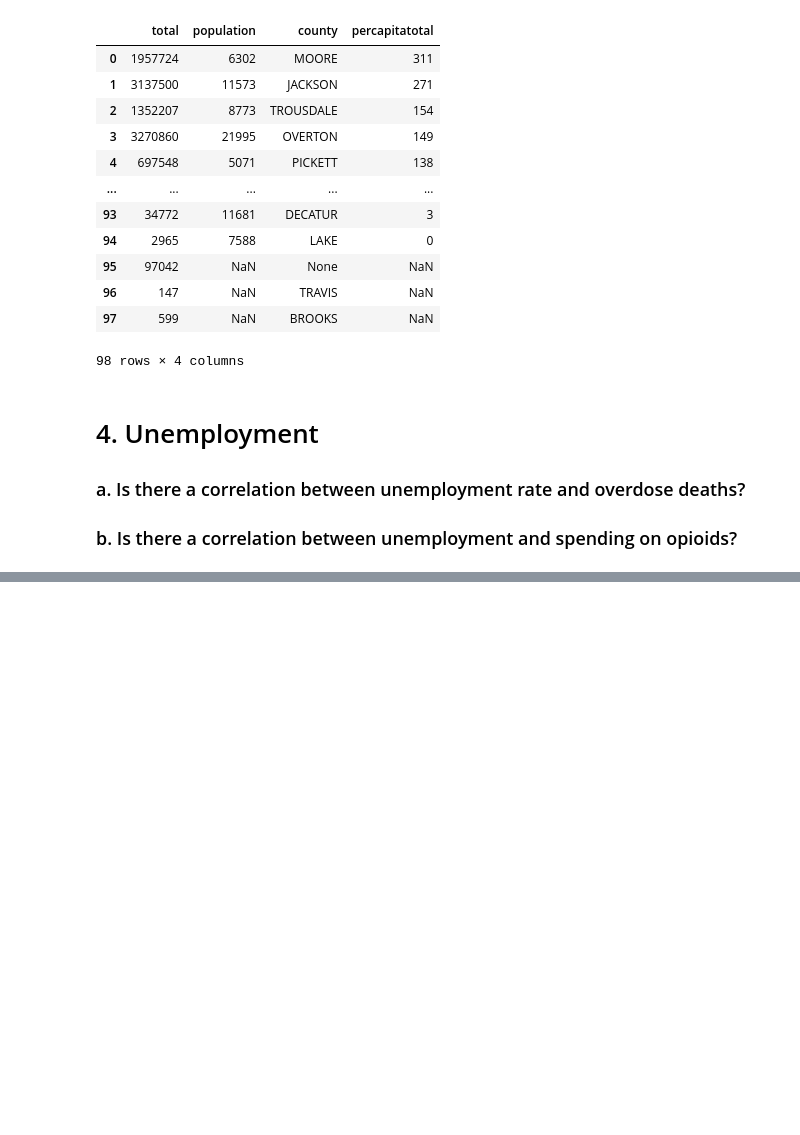
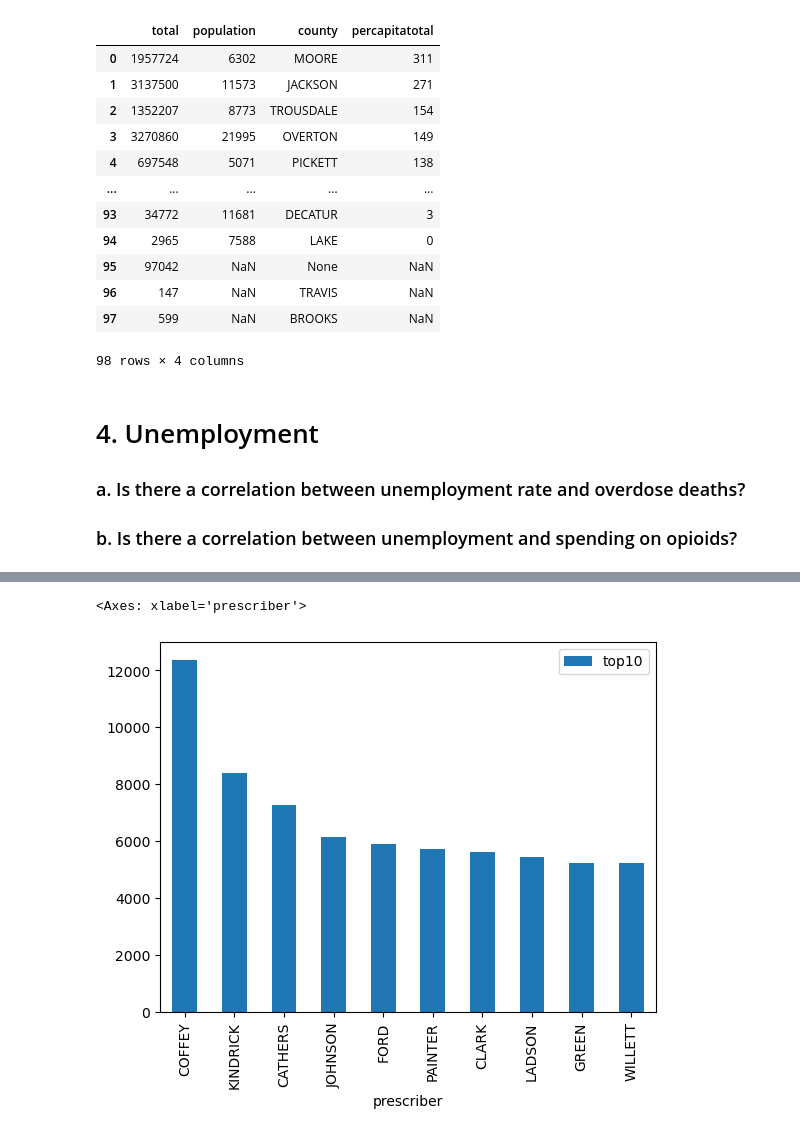
Before and after one commit to NSS-Full-Time-Data-Analytics-14/prescription-drugs-python-nutter_butter, a Jupyter notebook: Notebook/nutter_butter_jg.ipynb, the cells around one changed output, grey strips where cells are left out. Cells and saved outputs as stored; diff of their text form; code cells hidden in the pictures; blank space fills up the shorter version.

```diff
--- a/Notebook/nutter_butter_jg.ipynb
+++ b/Notebook/nutter_butter_jg.ipynb
@@ -341,0 +381,24 @@ prescription3c.sort_values('percapitatotal',ascending = False).reset_index(drop
+# %%
+top10 = '''SELECT
+	SUM(total_claim_count) AS top10,
+	nppes_provider_last_org_name AS Prescriber,
+	county
+FROM prescription
+LEFT JOIN prescriber
+USING(npi)
+LEFT JOIN zip_fips
+ON nppes_provider_zip5 = zip
+LEFT JOIN fips_county
+USING(fipscounty)
+LEFT JOIN drug
+USING(drug_name)
+WHERE opioid_drug_flag = 'Y'
+GROUP BY nppes_provider_last_org_name,county
+ORDER BY top10 DESC
+
+'''
+
+with engine.connect() as connection:
+    top10 = pd.read_sql(top10, con = connection)
+top10head = top10.head(12)
+top10head['Presriptions'] = top10head['top10']
@@ -341,0 +411,3 @@ prescription3c.sort_values('percapitatotal',ascending = False).reset_index(drop
+# %%
+dropdups = top10head.drop_duplicates(['prescriber'], keep = 'first')
+dropdups
@@ -341,0 +426,5 @@ prescription3c.sort_values('percapitatotal',ascending = False).reset_index(drop
+# %%
+dropdups.plot(x = 'prescriber', y = 'top10', kind = 'bar')
+# %% [output]
+<Axes: xlabel='prescriber'>
+[figure, added]
```
Also changed, not shown: parts of 26 cells of this notebook.
